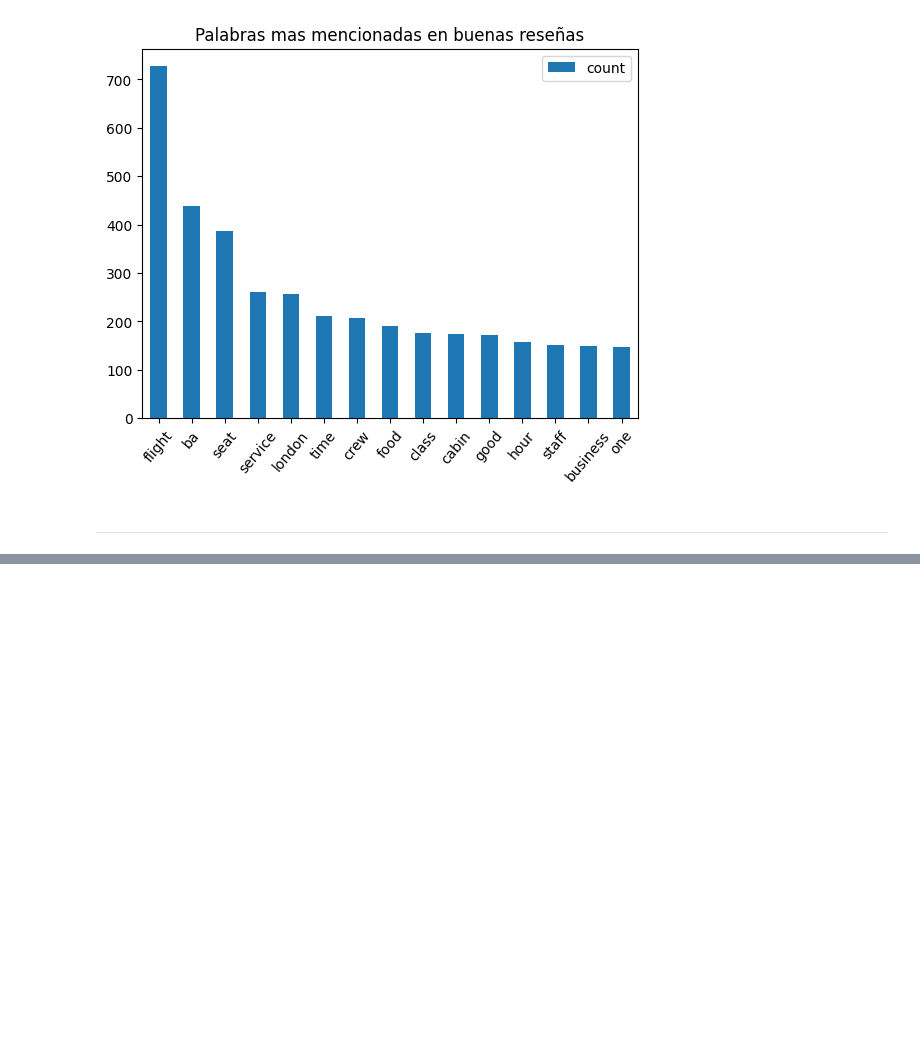
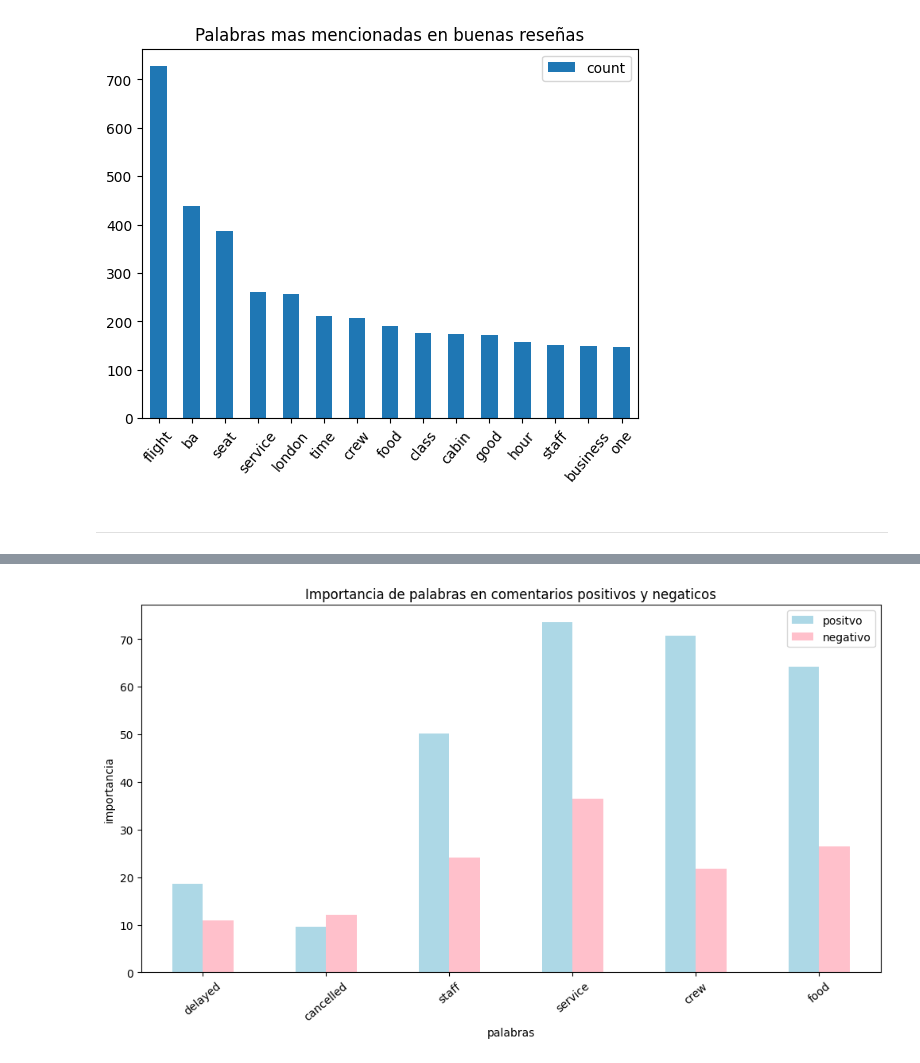
Before and after one commit to agalarza768/TP1-Orga_de_datos, a Jupyter notebook: TP_Orga.ipynb, the cells around one changed output, grey strips where cells are left out. Saved outputs shown, nothing was run; the diff lists cells and outputs as text; code cells hidden in the pictures; blank space fills up the shorter version.

Commit message:
agrego un par de plots mas

```diff
--- a/TP_Orga.ipynb
+++ b/TP_Orga.ipynb
@@ -798,0 +796,16 @@ distancias, indices = buscaVecinos.kneighbors(busqueda, n_neighbors = worst_comm
+# %%
+def es_positivo(text):
+    return TextBlob(text).sentiment.polarity > 0
+
+comments_reviews['is_positive'] = comments_reviews['comments'].apply(es_positivo)
+# %%
+def es_objetivo(text):
+    return TextBlob(text).sentiment.subjectivity  > 0.5
+
+comments_reviews['is_subjectivite '] = comments_reviews['comments'].apply(es_positivo)
+# %%
+worst_reviews = comments_reviews[comments_reviews['rates']<5].reset_index()
+best_reviews = comments_reviews[comments_reviews['rates']>5].reset_index()
+# %%
+positive_comments = best_reviews[best_reviews['is_positive']]
+negative_comments = best_reviews[~best_reviews['is_positive']]
@@ -798,0 +828,25 @@ distancias, indices = buscaVecinos.kneighbors(busqueda, n_neighbors = worst_comm
+# %%
+topicos = ["delayed", "cancelled", "staff", "service", "crew", "food"]
+
+countIDF = TfidfVectorizer(lowercase=True, stop_words=stopwords, vocabulary=topicos)
+
+matriz_positivos = countIDF.fit_transform(positive_comments['comments'])
+matriz_negativos = countIDF.fit_transform(negative_comments['comments'])
+
+importancia_positivos = matriz_positivos.sum(axis=0)
+importancia_negativos = matriz_negativos.sum(axis=0)
+
+resultados = {
+    "positvo": importancia_positivos.tolist()[0],
+    "negativo": importancia_negativos.tolist()[0]
+}
+
+df_resultados = pd.DataFrame(resultados, index=topicos)
+
+df_resultados.plot(kind='bar', color=['lightblue', 'pink'], rot=40, figsize=(12, 6))
+plt.title('Importancia de palabras en comentarios positivos y negaticos')
+plt.xlabel('palabras')
+plt.ylabel('importancia')
+plt.show()
+# %% [output]
+[figure, added]
```
Also changed, not shown: parts of 14 cells of this notebook.
